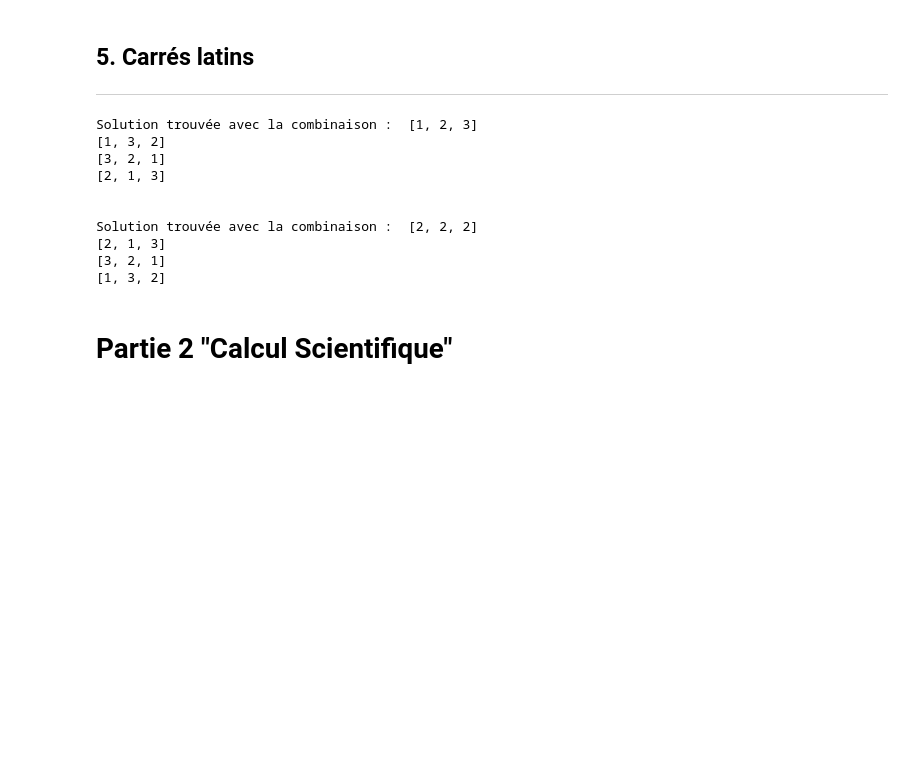
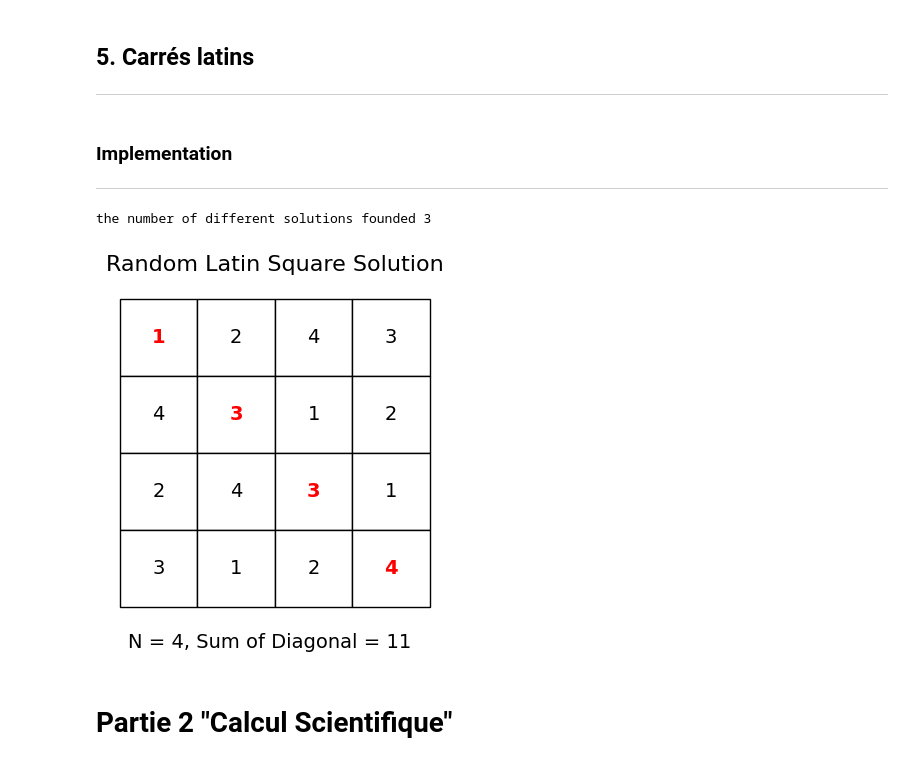
Before and after one commit to RaziRaouf/projet_de_programation_avancee, a Jupyter notebook: AkramChaabnia_AbdelheqMokhtari_mohamedRaoufRazi.ipynb, the cells around one changed output. Cells and saved outputs as stored; diff of their text form; code cells hidden in the pictures; blank space fills up the shorter version.

Commit message:
Add visualization for Latin Square solutions

```diff
--- a/AkramChaabnia_AbdelheqMokhtari_mohamedRaoufRazi.ipynb
+++ b/AkramChaabnia_AbdelheqMokhtari_mohamedRaoufRazi.ipynb
@@ -207,4 +207,7 @@ Time taken: 6564.17 ms
 # %% [markdown]
 ## 5. Carrés latins
 ---
+# %% [markdown]
+### Implementation
+---
 # %%
@@ -308,18 +365,14 @@ def generate_latin_square(n, target_trace):
-# %%
-n = 3
-target_trace = 6
-generate_latin_square(n, target_trace)
-# %% [output]
-Solution trouvée avec la combinaison :  [1, 2, 3]
-[1, 3, 2]
-[3, 2, 1]
-[2, 1, 3]
-
-
-Solution trouvée avec la combinaison :  [2, 2, 2]
-[2, 1, 3]
-[3, 2, 1]
-[1, 3, 2]
+# %%
+n = 4
+target_trace = 11
+solutions = generate_latin_square(n, target_trace)
+print(f'the number of different solutions founded {len(solutions)}')
+# %% [output]
+the number of different solutions founded 3
+# %%
+draw_latin_square(solutions, n)
+# %% [output]
+[figure, added]
 # %% [markdown]
 # **Partie 2 "Calcul Scientifique"**
 # %%
```
Also changed, not shown: parts of 1 cell of this notebook.
